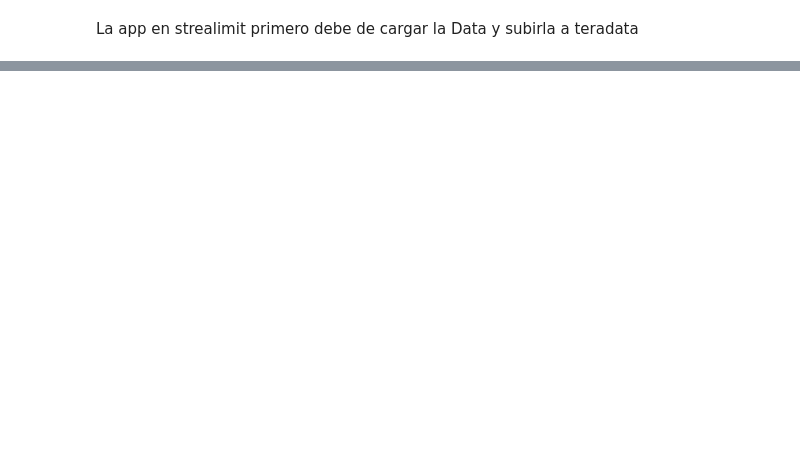
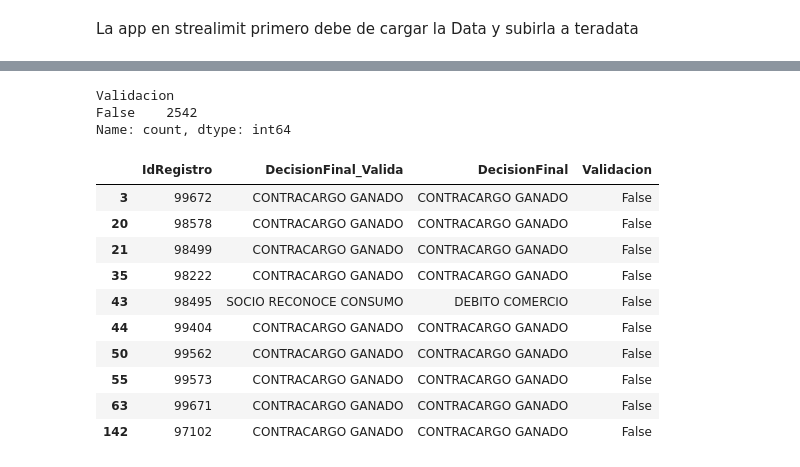
Before and after one commit to Dfperezgdatascientist/Automatizacion_consumo_no_reconocido, a Jupyter notebook: proceso_negocio.ipynb, the cells around one changed output, grey strips where cells are left out. Saved outputs shown, nothing was run; the diff lists cells and outputs as text; code cells hidden in the pictures; blank space fills up the shorter version.

```diff
--- a/proceso_negocio.ipynb
+++ b/proceso_negocio.ipynb
@@ -57,0 +425,4 @@ shape: (10, 2)
+# %%
+df_valida_2= df_valida_carga[['IdRegistro','DecisionFinal']].rename(columns={'DecisionFinal': 'DecisionFinal_Valida'}).merge(df_casos[['IdRegistro','DecisionFinal']], on='IdRegistro', how='left')
+print(df_valida_2.shape)
+df_valida_2.head(10)
@@ -57,0 +453,4 @@ shape: (10, 2)
+# %%
+df_valida_2['Validacion'] = df_valida_2['DecisionFinal_Valida'].eq(df_valida_2['DecisionFinal'])
+print("Validación completada")
+df_valida_2.head()
@@ -57,0 +465,20 @@ shape: (10, 2)
+# %%
+df_valida_2['Validacion'].value_counts(dropna=False)
+# %% [output]
+Validacion
+False    2542
+Name: count, dtype: int64
+# %%
+df_valida_2[df_valida_2['Validacion']==False]
+# %% [output]
+|  | IdRegistro | DecisionFinal_Valida | DecisionFinal | Validacion |
+| 3 | 99672 | CONTRACARGO GANADO | CONTRACARGO GANADO | False |
+| 20 | 98578 | CONTRACARGO GANADO | CONTRACARGO GANADO | False |
+| 21 | 98499 | CONTRACARGO GANADO | CONTRACARGO GANADO | False |
+| 35 | 98222 | CONTRACARGO GANADO | CONTRACARGO GANADO | False |
+| 43 | 98495 | SOCIO RECONOCE CONSUMO | DEBITO COMERCIO | False |
+| 44 | 99404 | CONTRACARGO GANADO | CONTRACARGO GANADO | False |
+| 50 | 99562 | CONTRACARGO GANADO | CONTRACARGO GANADO | False |
+| 55 | 99573 | CONTRACARGO GANADO | CONTRACARGO GANADO | False |
+| 63 | 99671 | CONTRACARGO GANADO | CONTRACARGO GANADO | False |
+| 142 | 97102 | CONTRACARGO GANADO | CONTRACARGO GANADO | False |
```
Also changed, not shown: parts of 81 cells of this notebook, 8 other files.
